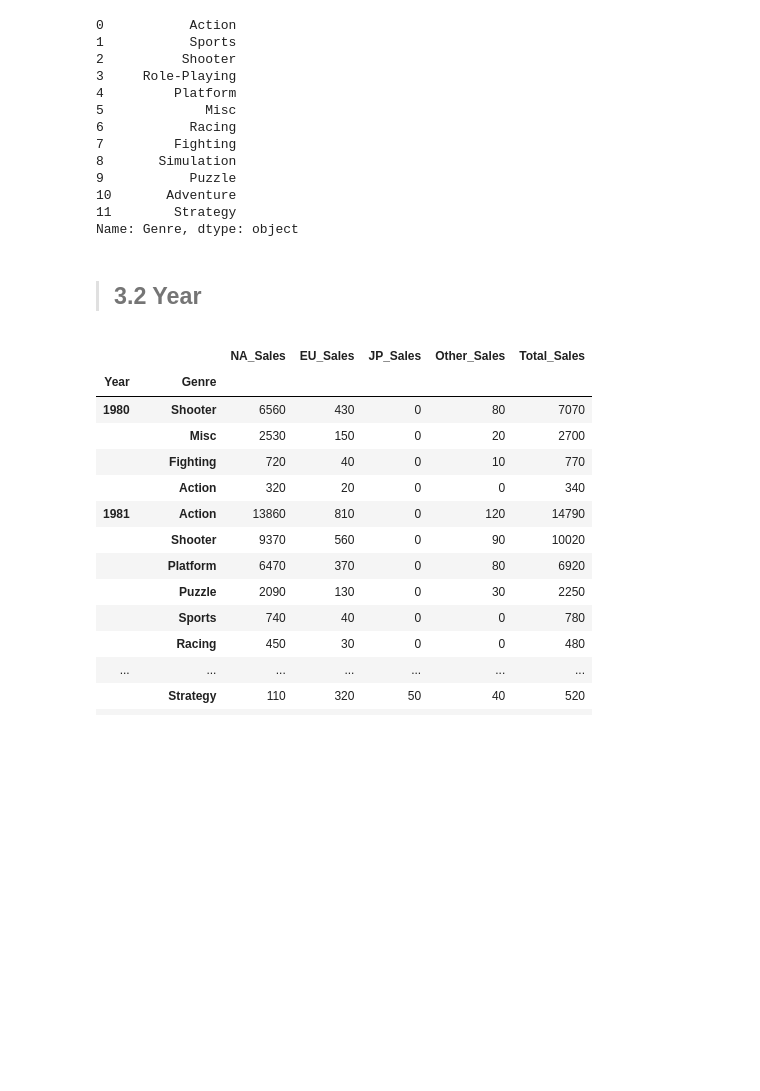
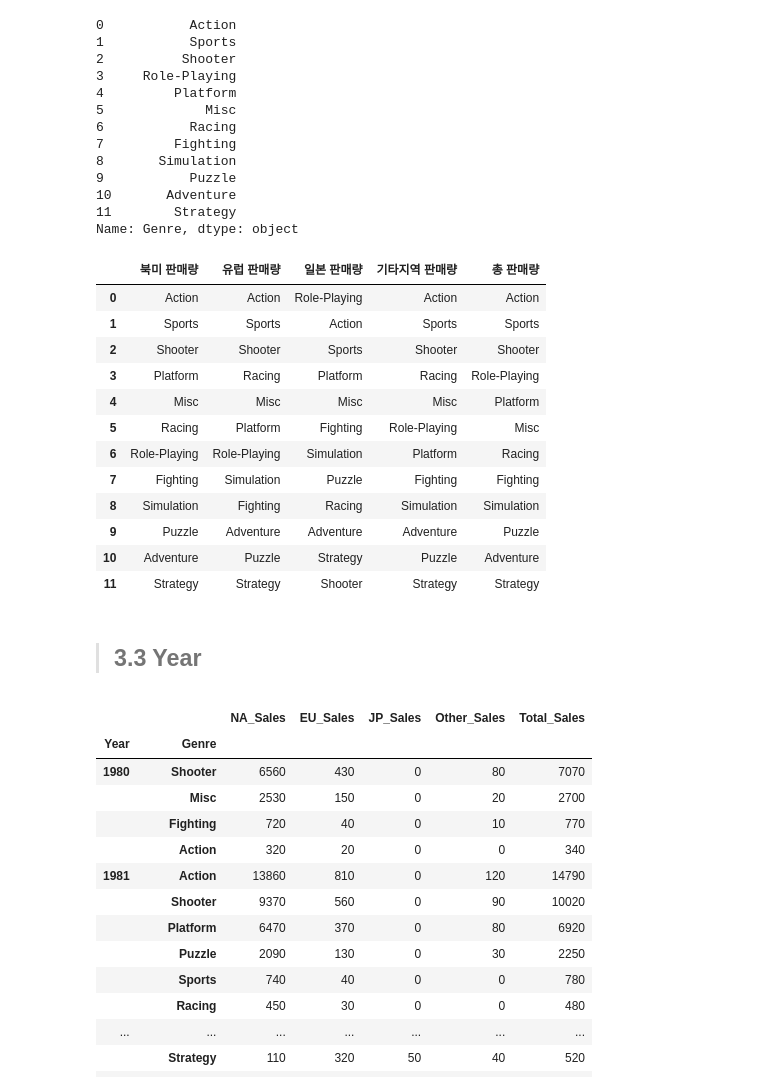
Before and after one commit to hssong95/Personal_Project, a Jupyter notebook: hss_project_1.ipynb, the cells around one changed output. Cells and saved outputs as stored; diff of their text form; code cells hidden in the pictures; blank space fills up the shorter version.

```diff
--- a/hss_project_1.ipynb
+++ b/hss_project_1.ipynb
@@ -599,8 +601,24 @@ Total_Genre_Chart['Genre']
 Name: Genre, dtype: object
 # %%
 group_genre=pd.DataFrame({'북미 판매량':NA_Genre_Chart['Genre'],'유럽 판매량':EU_Genre_Chart['Genre'],'일본 판매량':JP_Genre_Chart['Genre'],'기타지역 판매량':ETC_Genre_Chart['Genre'],'총 판매량':Total_Genre_Chart['Genre']})
+# %%
+group_genre
+# %% [output]
+|  | 북미 판매량 | 유럽 판매량 | 일본 판매량 | 기타지역 판매량 | 총 판매량 |
+| 0 | Action | Action | Role-Playing | Action | Action |
+| 1 | Sports | Sports | Action | Sports | Sports |
+| 2 | Shooter | Shooter | Sports | Shooter | Shooter |
+| 3 | Platform | Racing | Platform | Racing | Role-Playing |
+| 4 | Misc | Misc | Misc | Misc | Platform |
+| 5 | Racing | Platform | Fighting | Role-Playing | Misc |
+| 6 | Role-Playing | Role-Playing | Simulation | Platform | Racing |
+| 7 | Fighting | Simulation | Puzzle | Fighting | Fighting |
+| 8 | Simulation | Fighting | Racing | Simulation | Simulation |
+| 9 | Puzzle | Adventure | Adventure | Adventure | Puzzle |
+| 10 | Adventure | Puzzle | Strategy | Puzzle | Adventure |
+| 11 | Strategy | Strategy | Shooter | Strategy | Strategy |
 # %% [markdown]
-> ## 3.2 Year
+> ## 3.3 Year
 # %%
 group_year=data_clean_year.groupby(['Year','Genre']).sum()
 # %%
```
Also changed, not shown: parts of 23 cells of this notebook, 1 other file.
